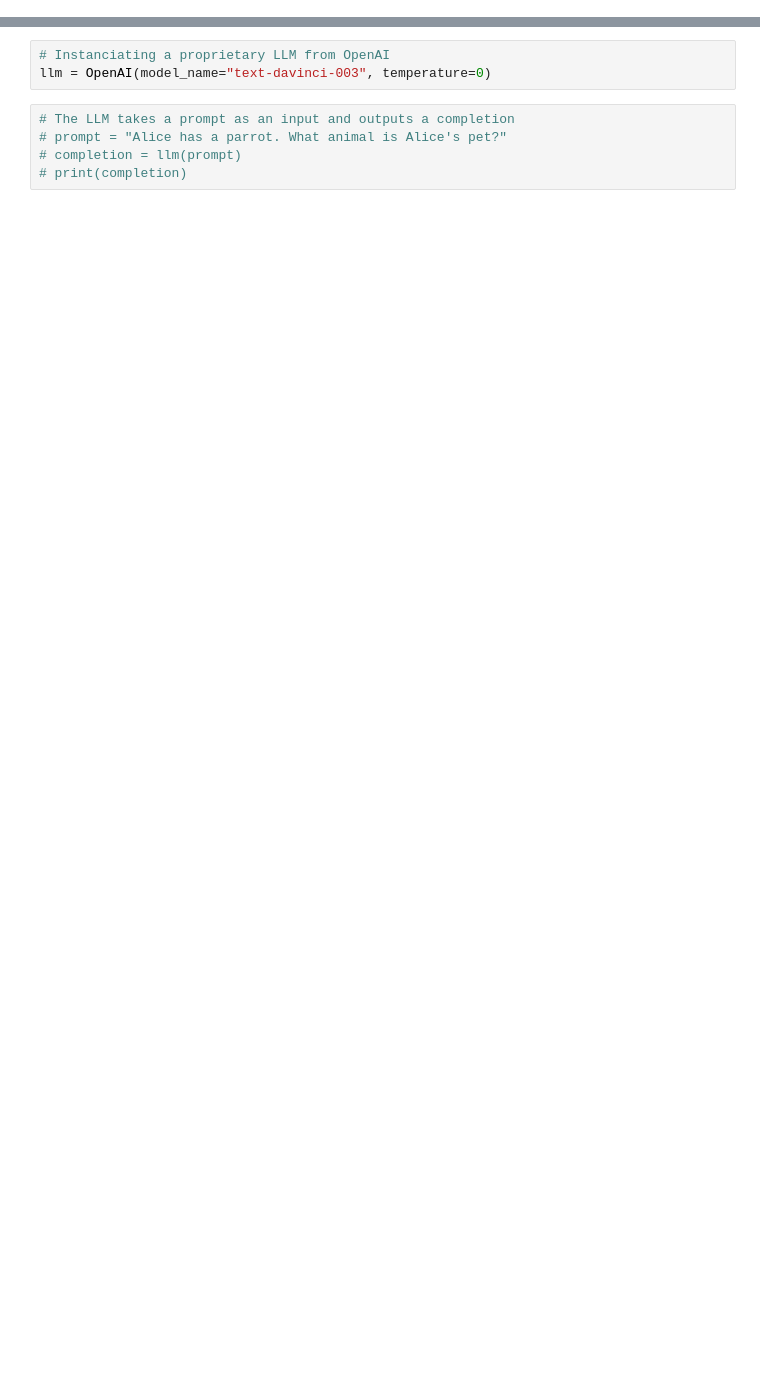
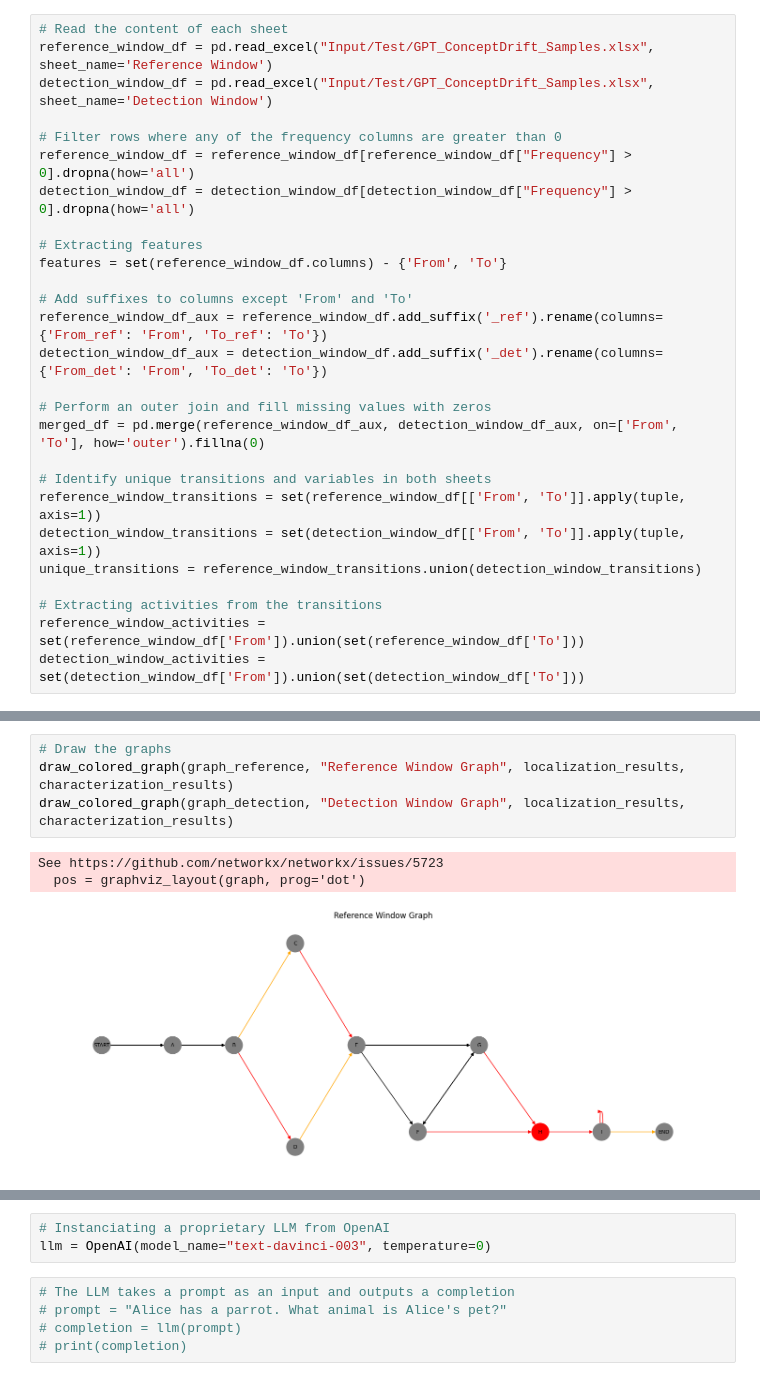
Before and after one commit to AC-Meira/Transition_Matrix_Process_Drift, a Jupyter notebook: Demonstration - Understanding Tasks.ipynb, the cells around one changed output, grey strips where cells are left out. Drawn from its saved outputs; the diff is of its cells as text; blank space fills up the shorter version.

```diff
--- a/Demonstration - Understanding Tasks.ipynb
+++ b/Demonstration - Understanding Tasks.ipynb
@@ -126,0 +16,27 @@ significant_transitions[:5], len(significant_transitions)
+# %%
+# Read the content of each sheet
+reference_window_df = pd.read_excel("Input/Test/GPT_ConceptDrift_Samples.xlsx", sheet_name='Reference Window')
+detection_window_df = pd.read_excel("Input/Test/GPT_ConceptDrift_Samples.xlsx", sheet_name='Detection Window')
+
+# Filter rows where any of the frequency columns are greater than 0
+reference_window_df = reference_window_df[reference_window_df["Frequency"] > 0].dropna(how='all')
+detection_window_df = detection_window_df[detection_window_df["Frequency"] > 0].dropna(how='all')
+
+# Extracting features
+features = set(reference_window_df.columns) - {'From', 'To'}
+
+# Add suffixes to columns except 'From' and 'To'
+reference_window_df_aux = reference_window_df.add_suffix('_ref').rename(columns={'From_ref': 'From', 'To_ref': 'To'})
+detection_window_df_aux = detection_window_df.add_suffix('_det').rename(columns={'From_det': 'From', 'To_det': 'To'})
+
+# Perform an outer join and fill missing values with zeros
+merged_df = pd.merge(reference_window_df_aux, detection_window_df_aux, on=['From', 'To'], how='outer').fillna(0)
+
+# Identify unique transitions and variables in both sheets
+reference_window_transitions = set(reference_window_df[['From', 'To']].apply(tuple, axis=1))
+detection_window_transitions = set(detection_window_df[['From', 'To']].apply(tuple, axis=1))
+unique_transitions = reference_window_transitions.union(detection_window_transitions)
+
+# Extracting activities from the transitions
+reference_window_activities = set(reference_window_df['From']).union(set(reference_window_df['To']))
+detection_window_activities = set(detection_window_df['From']).union(set(detection_window_df['To']))
@@ -126,0 +318,8 @@ significant_transitions[:5], len(significant_transitions)
+# %%
+# Draw the graphs
+draw_colored_graph(graph_reference, "Reference Window Graph", localization_results, characterization_results)
+draw_colored_graph(graph_detection, "Detection Window Graph", localization_results, characterization_results)
+# %% [output]
+See https://github.com/networkx/networkx/issues/5723
+  pos = graphviz_layout(graph, prog='dot')
+[figure, added]
```
Also changed, not shown: parts of 26 cells of this notebook, 11 other files.
